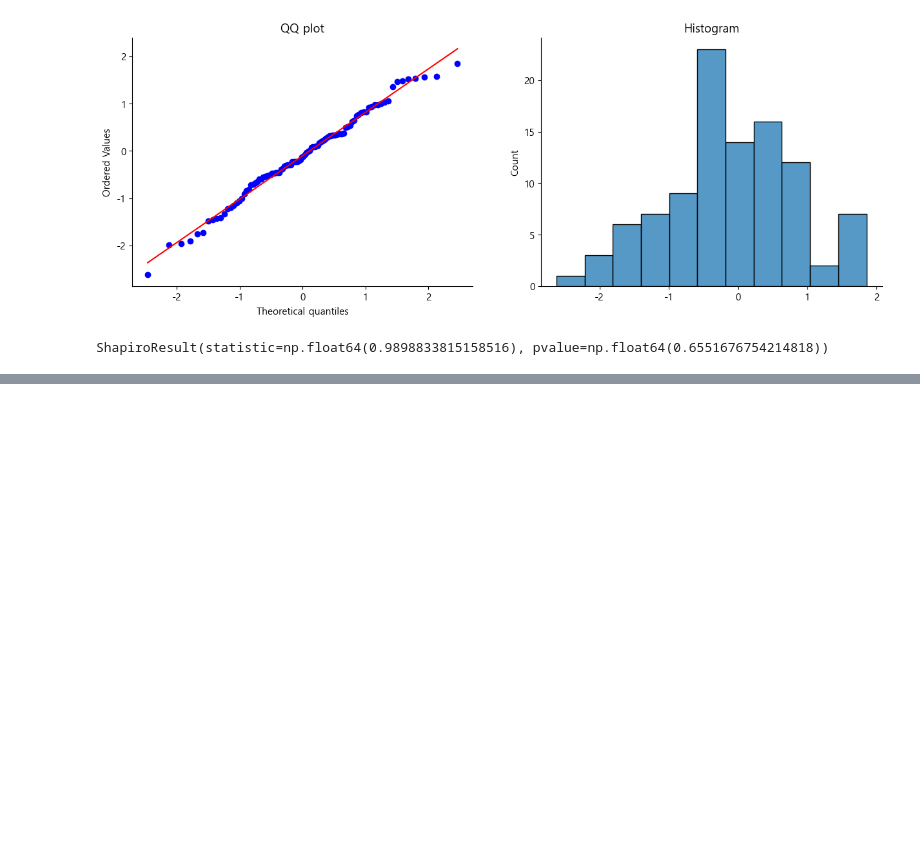
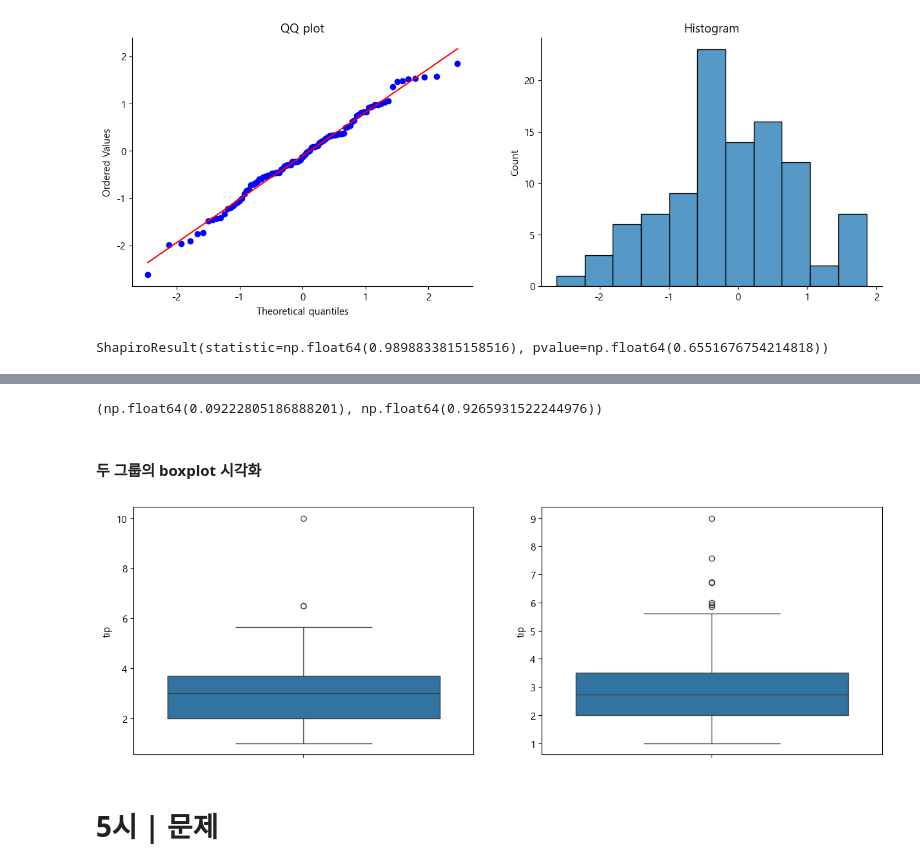
Before and after one commit to dsleslie/Archiving, a Jupyter notebook: IMDGB/step03_statistics/241007_lecture.ipynb, the cells around one changed output, grey strips where cells are left out. Saved outputs shown, nothing was run; the diff lists cells and outputs as text; code cells hidden in the pictures; blank space fills up the shorter version.

```diff
--- a/IMDGB/step03_statistics/241007_lecture.ipynb
+++ b/IMDGB/step03_statistics/241007_lecture.ipynb
@@ -340,0 +394,7 @@ ShapiroResult(statistic=np.float64(0.9898833815158516), pvalue=np.float64(0.6551
+# %%
+# t-test
+
+t,p = stats.ttest_ind(smoker_yes['tip'], smoker_no['tip'], equal_var=True)
+t, p
+# %% [output]
+(np.float64(0.09222805186888201), np.float64(0.9265931522244976))
@@ -340,0 +403,20 @@ ShapiroResult(statistic=np.float64(0.9898833815158516), pvalue=np.float64(0.6551
+# %% [markdown]
+#### 두 그룹의 boxplot 시각화
+# %%
+import matplotlib.pyplot as plt
+import seaborn as sns
+
+# 데이터 분리
+smoker_yes=tips.loc[tips['smoker']=='Yes',:]
+smoker_no=tips.loc[tips['smoker']=='No',:]
+
+
+fig, ax = plt.subplots(nrows = 1, ncols = 2, figsize=(15,5))
+
+sns.boxplot(smoker_yes['tip'], ax=ax[0])
+sns.boxplot(smoker_no['tip'], ax=ax[1])
+
+
+plt.show()
+# %% [output]
+[figure, added]
@@ -340,0 +426,2 @@ ShapiroResult(statistic=np.float64(0.9898833815158516), pvalue=np.float64(0.6551
+# %% [markdown]
+# 5시 | 문제
```
Also changed, not shown: parts of 8 cells of this notebook.
